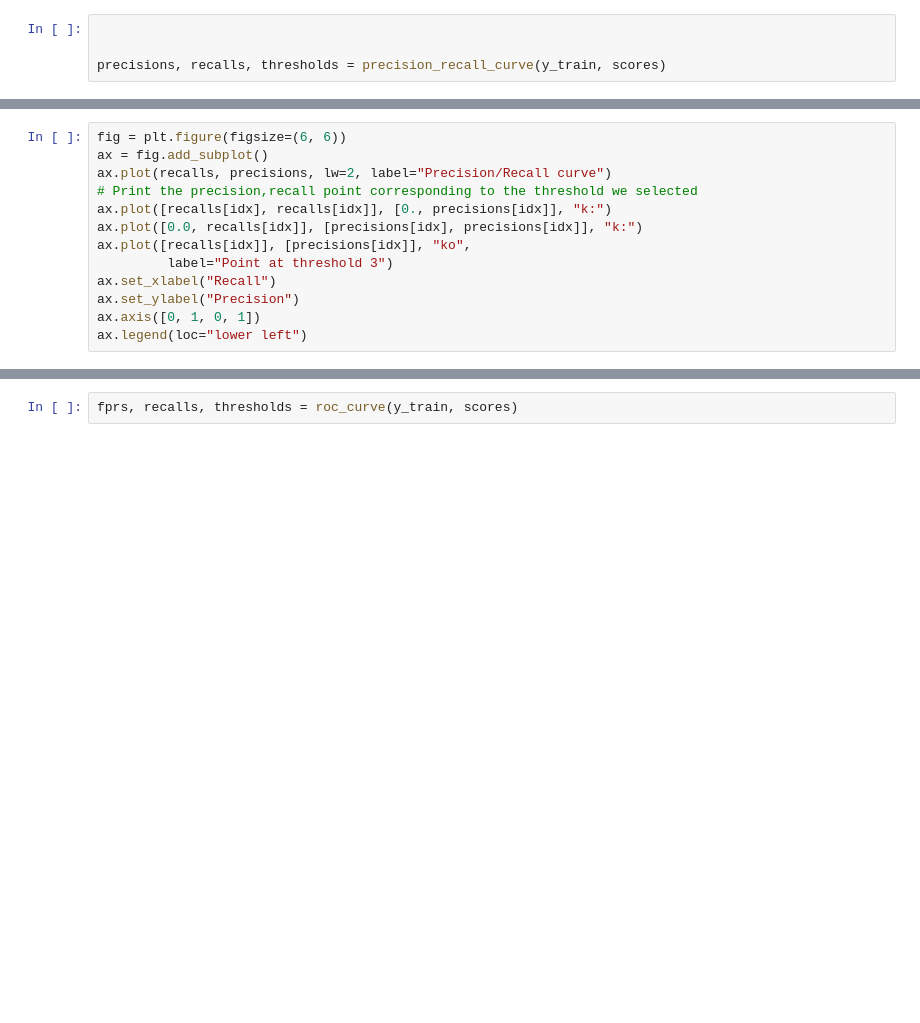
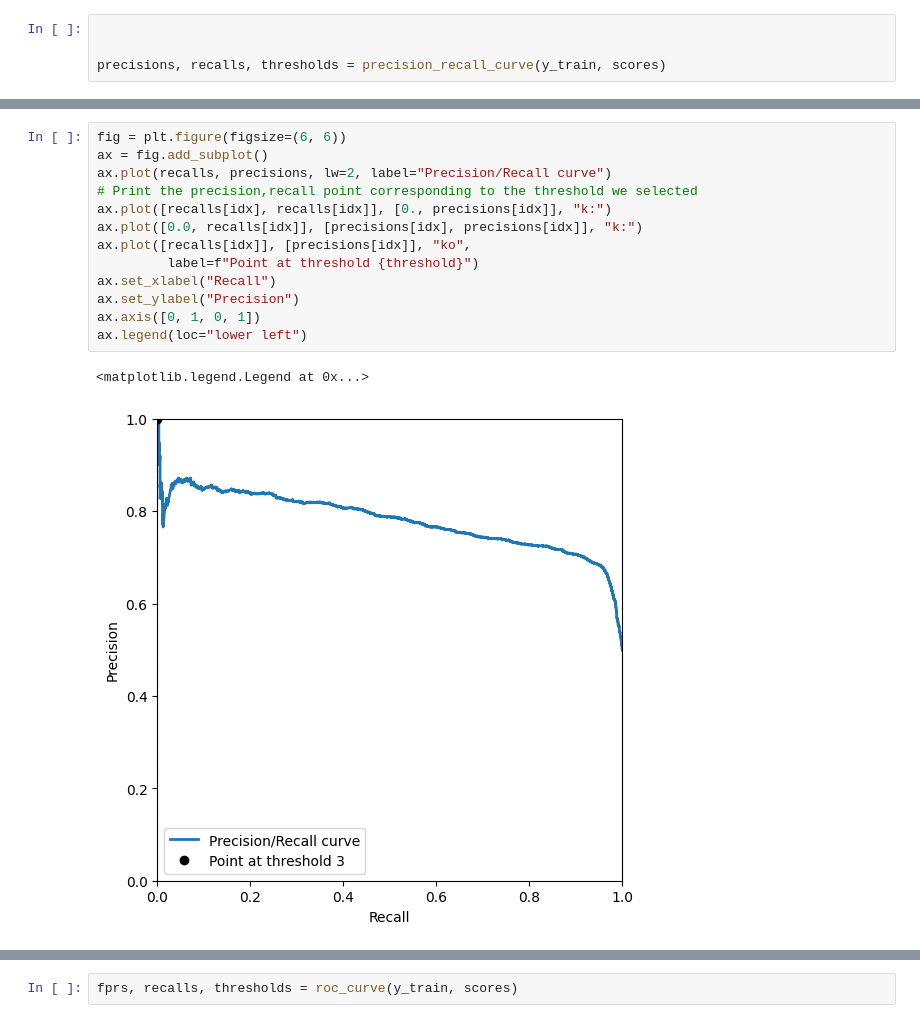
Before and after one commit to brusati04/ML_project, a Jupyter notebook: main.ipynb, the cells around one changed output, grey strips where cells are left out. Cells and saved outputs as stored; diff of their text form; blank space fills up the shorter version.

```diff
--- a/main.ipynb
+++ b/main.ipynb
@@ -647,16 +760,19 @@ plt.show()
 # %%
 fig = plt.figure(figsize=(6, 6))
 ax = fig.add_subplot()
 ax.plot(recalls, precisions, lw=2, label="Precision/Recall curve")
 # Print the precision,recall point corresponding to the threshold we selected
 ax.plot([recalls[idx], recalls[idx]], [0., precisions[idx]], "k:")
 ax.plot([0.0, recalls[idx]], [precisions[idx], precisions[idx]], "k:")
 ax.plot([recalls[idx]], [precisions[idx]], "ko",
-         label="Point at threshold 3")
+         label=f"Point at threshold {threshold}")
 ax.set_xlabel("Recall")
 ax.set_ylabel("Precision")
 ax.axis([0, 1, 0, 1])
 ax.legend(loc="lower left")
+# %% [output]
+<matplotlib.legend.Legend at 0x...>
+[figure, added]
 # %%
 threshold_for_90_precision = thresholds[(precisions >= 0.90).argmax()]
 threshold_for_90_precision
```
Also changed, not shown: parts of 21 cells of this notebook, 2 other files.
